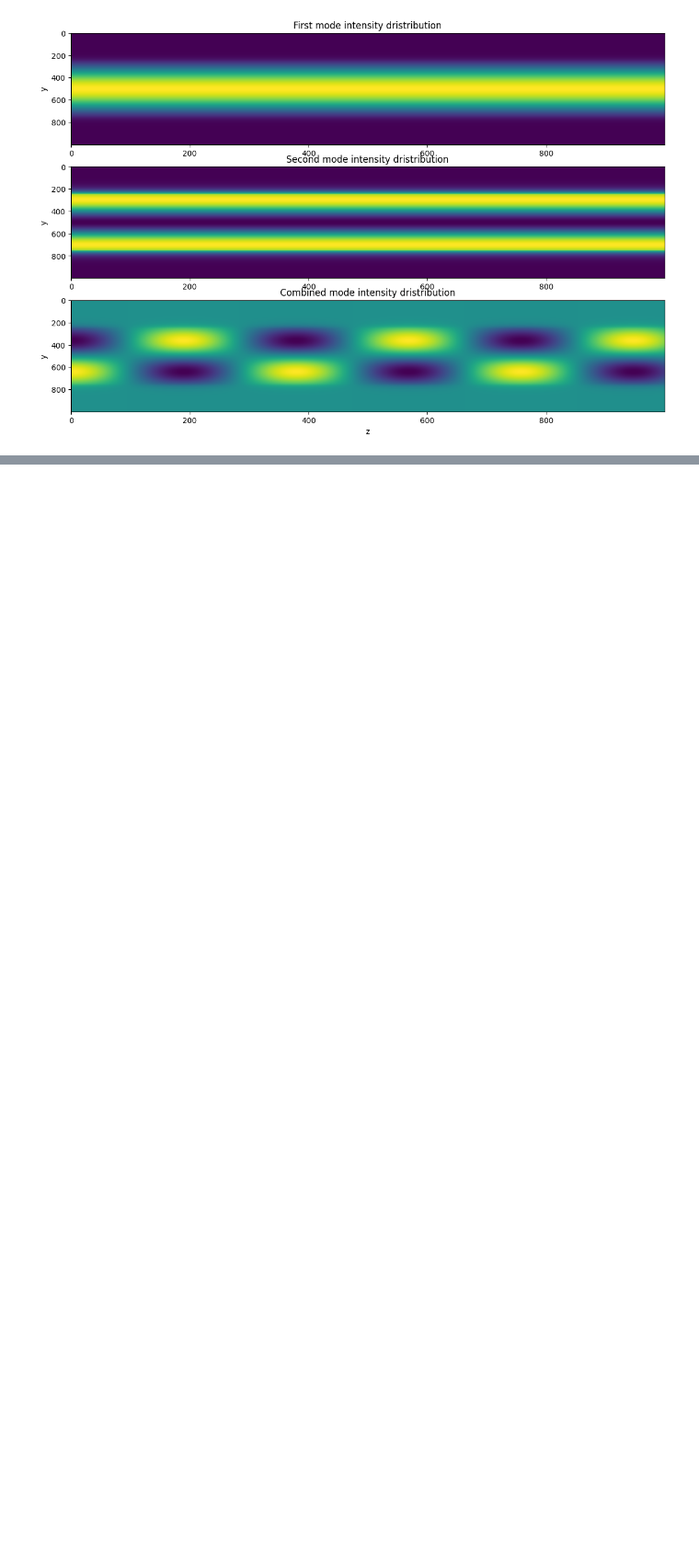
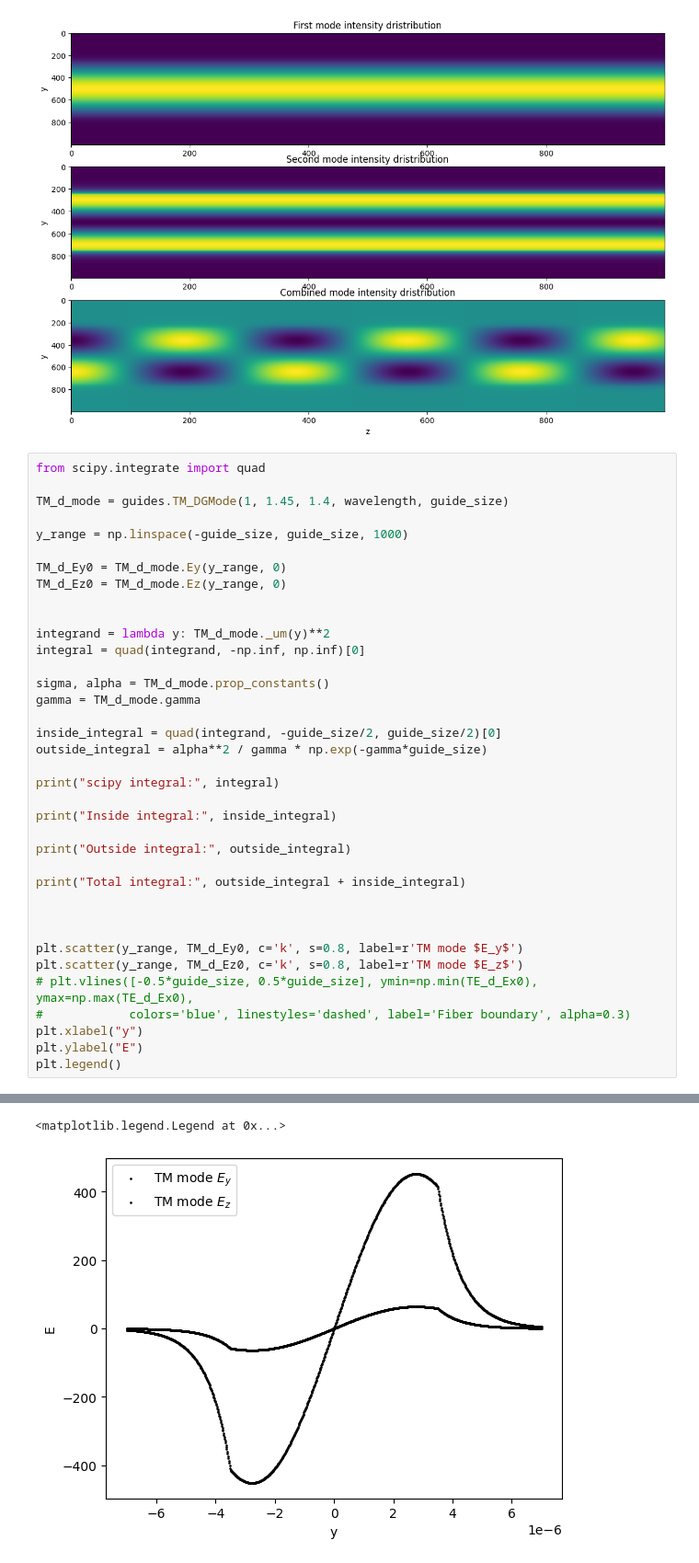
Before and after one commit to IPrearo/OptSim, a Jupyter notebook: src/optsim/testing.ipynb, the cells around one changed output, grey strips where cells are left out. Shown at 92% size. Saved outputs shown, nothing was run; the diff lists cells and outputs as text; blank space fills up the shorter version.

```diff
--- a/src/optsim/testing.ipynb
+++ b/src/optsim/testing.ipynb
@@ -129,3 +129,41 @@ axs[2].set(title="Combined mode intensity dristribution",
 plt.show()
 # %% [output]
 [figure]
+# %%
+from scipy.integrate import quad
+
+TM_d_mode = guides.TM_DGMode(1, 1.45, 1.4, wavelength, guide_size)
+
+y_range = np.linspace(-guide_size, guide_size, 1000)
+
+TM_d_Ey0 = TM_d_mode.Ey(y_range, 0)
+TM_d_Ez0 = TM_d_mode.Ez(y_range, 0)
+
+
+integrand = lambda y: TM_d_mode._um(y)**2
+integral = quad(integrand, -np.inf, np.inf)[0]
+
+sigma, alpha = TM_d_mode.prop_constants()
+gamma = TM_d_mode.gamma
+
+inside_integral = quad(integrand, -guide_size/2, guide_size/2)[0]
+outside_integral = alpha**2 / gamma * np.exp(-gamma*guide_size)
+
+print("scipy integral:", integral)
+
+print("Inside integral:", inside_integral)
+
+print("Outside integral:", outside_integral)
+
+print("Total integral:", outside_integral + inside_integral)
+
+
+
+plt.scatter(y_range, TM_d_Ey0, c='k', s=0.8, label=r'TM mode $E_y$')
+plt.scatter(y_range, TM_d_Ez0, c='k', s=0.8, label=r'TM mode $E_z$')
+# plt.vlines([-0.5*guide_size, 0.5*guide_size], ymin=np.min(TE_d_Ex0), ymax=np.max(TE_d_Ex0),
+#            colors='blue', linestyles='dashed', label='Fiber boundary', alpha=0.3)
+plt.xlabel("y")
+plt.ylabel("E")
+plt.legend()
+# %% [output]
@@ -131,0 +174,2 @@ plt.show()
+<matplotlib.legend.Legend at 0x...>
+[figure, added]
```
Also changed, not shown: parts of 2 cells of this notebook, 7 other files.
